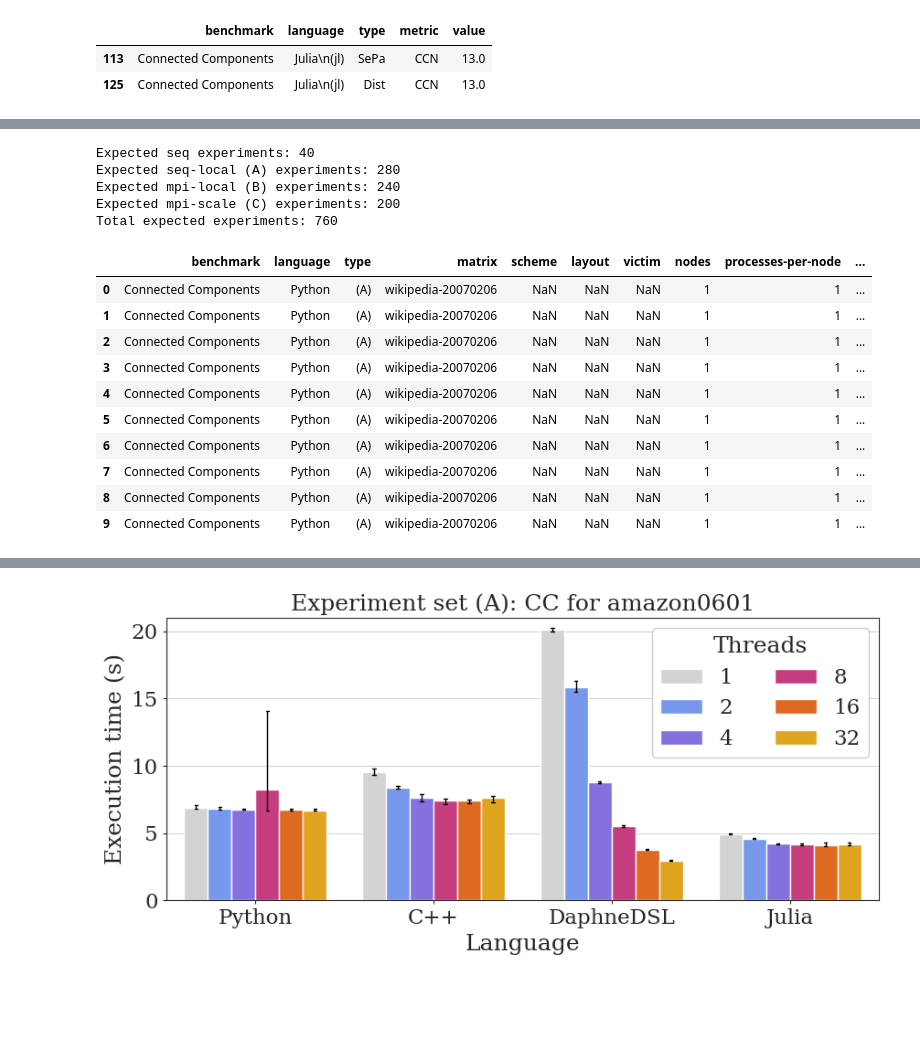
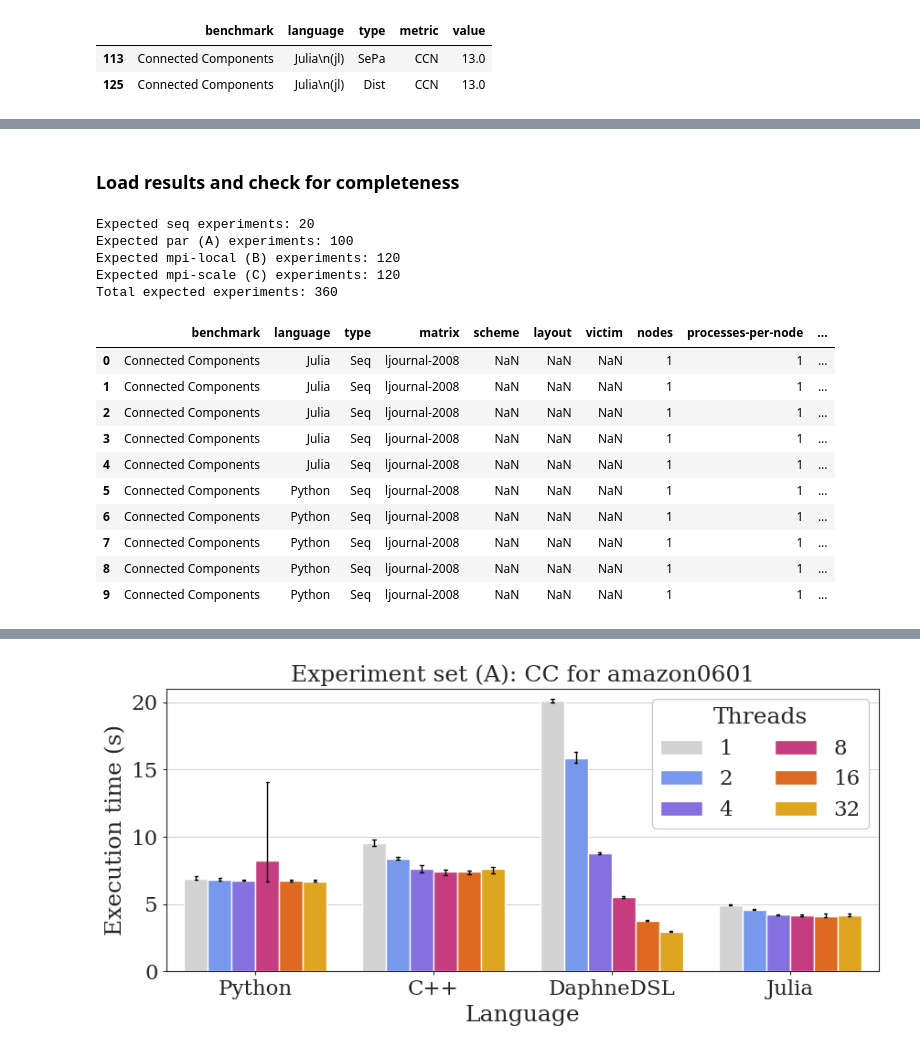
Before and after one commit to unibas-dmi-hpc/daphnescale, a Jupyter notebook: plots/plots.ipynb, the cells around one changed output, grey strips where cells are left out. Cells and saved outputs as stored; diff of their text form; code cells hidden in the pictures; blank space fills up the shorter version.

```diff
--- a/plots/plots.ipynb
+++ b/plots/plots.ipynb
@@ -486,13 +488,15 @@ Used to create the plots for the coding productivity metrics:
 * Local parallel with threads (A)
 * Local parallel with MPI processes (B)
 * Distributed bt scaling nodes (C)
+# %% [markdown]
+### Load results and check for completeness
 # %%
-# Create sets of all experiments configurations
+# Create sets of all experiments configurations --> to verify if all experiments were run
 import itertools
 
 typ = ['Seq']
 benchmarks = ['cc']
-matrices = ['amazon0601','wikipedia-20070206']
+matrices = ['ljournal-2008']
 lang = ['cpp', 'py', 'jl', 'daph']
 nodes = [1]
 processes = [1]
@@ -501,14 +505,14 @@ rep = ['1', '2', '3', '4', '5']  # 5 repetitions]
 expected_res = set(itertools.product(typ, benchmarks, matrices, lang, nodes, processes, threads, rep))
 print(f"Expected seq experiments: {len(expected_res)}")
 
-# par-local
+# par
 typ = ['(A)']
 lang = ['cpp', 'py', 'jl', 'daph']
 nodes = [1]
 processes = [1]
-threads = [2,4,8,16,32,64,128]
+threads = [2,4,8,16,32]
 expected_seq_local = set(itertools.product(typ, benchmarks, matrices, lang, nodes, processes, threads, rep))
-print(f"Expected seq-local (A) experiments: {len(expected_seq_local)}")
+print(f"Expected par (A) experiments: {len(expected_seq_local)}")
 expected_res = expected_res | expected_seq_local
 
 # mpi-local
@@ -525,7 +529,7 @@ expected_res = expected_res | expected_mpi_local
 # c++, py and jl
 typ = ['(C)']
 lang = ['cpp', 'py', 'jl']
-nodes = [1,2,3,4,5]
+nodes = [1,2,4,8,16,32]
 processes = [16]
 threads = [1]
 expected_mpi_scale = set(itertools.product(typ, benchmarks, matrices, lang, nodes, processes, threads, rep))
@@ -540,17 +544,21 @@ print(f"Expected mpi-scale (C) experiments: {len(expected_mpi_scale)}")
 expected_res = expected_res | expected_mpi_scale
 print(f"Total expected experiments: {len(expected_res)}")
 # %% [output]
-Expected seq experiments: 40
-Expected seq-local (A) experiments: 280
-Expected mpi-local (B) experiments: 240
-Expected mpi-scale (C) experiments: 200
-Total expected experiments: 760
+Expected seq experiments: 20
+Expected par (A) experiments: 100
+Expected mpi-local (B) experiments: 120
+Expected mpi-scale (C) experiments: 120
+Total expected experiments: 360
 # %%
+algos='connected_components'
+matrixs='ljournal-2008'
+
 # load and read data
 paths_results = [
-    '../data/seq-local/',
-    '../data/mpi_local/',
-    '../data/mpi_scale_nodes/',
+    f'../results/{algos}/{matrixs}/seq/',
+    f'../results/{algos}/{matrixs}/par/',
+    f'../results/{algos}/{matrixs}/mpi_local/',
+    f'../results/{algos}/{matrixs}/mpi_scale_nodes/',
 ]
 
 # set to keep track of results
@@ -560,8 +568,6 @@ is_res = set()
 mapper = {
     'connected_components': 'Connected Components',
     'Connected Components': 'cc',
-    'pagerank': 'PageRank',
-    'PageRank': 'pr',
     'cpp': 'C++',
     'jl': 'Julia',
     'py': 'Python',
@@ -569,7 +575,7 @@ mapper = {
     'seq': 'Seq',
     'par': 'Par',
     'mpi_local': '(B)',
-    'seq-local': '(A)',
+    'par': '(A)',
     'mpi_scale_nodes': '(C)',
     'amazon0601': 'amazon0601',
     'wikipedia-20070206': 'wikipedia-20070206',
@@ -587,12 +593,11 @@ df_list = []
 for filepath in all_files:
 
     parts = filepath.split(os.sep)
-    #print(parts)
 
     # get information about the algorithm, the language and the type from the filename
-    typ = mapper.get(parts[2], pd.NA)
+    algo = mapper.get(parts[2], pd.NA)
     matrix = mapper.get(parts[3], pd.NA)
-    algo = mapper.get(parts[4], pd.NA)
+    typ = mapper.get(parts[4], pd.NA)
     algo_short = mapper.get(algo, pd.NA)
     lang = mapper.get(parts[5], pd.NA)
     lang_short = parts[5]
@@ -624,8 +629,6 @@ for filepath in all_files:
         nodes = 1
         processes = 1
         threads = int(parallelism)
-        if threads == 1:
-            typ = 'Seq'
     else:
         nodes = 1
         processes = int(parallelism)
@@ -657,7 +660,14 @@ for filepath in all_files:
             t_computation = float(values[1])
             result = float(values[2].strip())
     except Exception as e:
-        #print(f"Error reading file {filepath}: {e}")
+        # print(f"Error reading file {filepath}: {e}")
+        os.remove(filepath)
+        continue
+
+    # if the experiment did not finish properly, the files is still there but empty. delete them for Snakemake to rerun
+    if line.strip() == '':
+        # print(f"File {filepath}: empty line")
+        os.remove(filepath)
         continue
 
     # total time
@@ -665,10 +675,10 @@ for filepath in all_files:
 
     # determine the type of the experiment and add it to the check set if desired and add it to df
     yes=False
-    if matrix in ['amazon0601', 'wikipedia-20070206']:
-        if algo_short == 'cc':
+    if matrix in [matrixs]:
+        if algo_short == mapper.get(mapper.get(algos)):
             if processes <= 32:
-                if nodes <= 5:
+                if nodes <= 32:
                     yes = True
 
     if yes:
@@ -685,42 +695,42 @@ for filepath in all_files:
             scheme,
             layout,
             victim,
             int(nodes),
             int(processes),
             int(threads),
             int(rep),
             float(t_read),
             float(t_computation),
             float(t_ete),
             float(result)
         ]
 
         df_list.append(df)
 
 df_wide = pd.concat(df_list, axis=0, ignore_index=True)
 
 # make it a tidy DataFrame
 df_long = pd.melt(
     df_wide,
     id_vars=['benchmark', 'language', 'type', 'matrix', 'scheme', 'layout', 'victim', 'nodes', 'processes-per-node', 'threads-per-process','rep'],  # keep these as identifiers
     value_vars=['t-reading','t-computation','t-end-to-end','result'],  # metrics to melt
     var_name='metric',
     value_name='value'
 )
 
 # show
 df_long.head(10)
 # %% [output]
 |  | benchmark | language | type | matrix | scheme | layout | victim | nodes | processes-per-node | ... |
-| 0 | Connected Components | Python | (A) | wikipedia-20070206 | NaN | NaN | NaN | 1 | 1 | ... |
-| 1 | Connected Components | Python | (A) | wikipedia-20070206 | NaN | NaN | NaN | 1 | 1 | ... |
-| 2 | Connected Components | Python | (A) | wikipedia-20070206 | NaN | NaN | NaN | 1 | 1 | ... |
-| 3 | Connected Components | Python | (A) | wikipedia-20070206 | NaN | NaN | NaN | 1 | 1 | ... |
-| 4 | Connected Components | Python | (A) | wikipedia-20070206 | NaN | NaN | NaN | 1 | 1 | ... |
-| 5 | Connected Components | Python | (A) | wikipedia-20070206 | NaN | NaN | NaN | 1 | 1 | ... |
-| 6 | Connected Components | Python | (A) | wikipedia-20070206 | NaN | NaN | NaN | 1 | 1 | ... |
-| 7 | Connected Components | Python | (A) | wikipedia-20070206 | NaN | NaN | NaN | 1 | 1 | ... |
-| 8 | Connected Components | Python | (A) | wikipedia-20070206 | NaN | NaN | NaN | 1 | 1 | ... |
-| 9 | Connected Components | Python | (A) | wikipedia-20070206 | NaN | NaN | NaN | 1 | 1 | ... |
+| 0 | Connected Components | Julia | Seq | ljournal-2008 | NaN | NaN | NaN | 1 | 1 | ... |
+| 1 | Connected Components | Julia | Seq | ljournal-2008 | NaN | NaN | NaN | 1 | 1 | ... |
+| 2 | Connected Components | Julia | Seq | ljournal-2008 | NaN | NaN | NaN | 1 | 1 | ... |
+| 3 | Connected Components | Julia | Seq | ljournal-2008 | NaN | NaN | NaN | 1 | 1 | ... |
+| 4 | Connected Components | Julia | Seq | ljournal-2008 | NaN | NaN | NaN | 1 | 1 | ... |
+| 5 | Connected Components | Python | Seq | ljournal-2008 | NaN | NaN | NaN | 1 | 1 | ... |
+| 6 | Connected Components | Python | Seq | ljournal-2008 | NaN | NaN | NaN | 1 | 1 | ... |
+| 7 | Connected Components | Python | Seq | ljournal-2008 | NaN | NaN | NaN | 1 | 1 | ... |
+| 8 | Connected Components | Python | Seq | ljournal-2008 | NaN | NaN | NaN | 1 | 1 | ... |
+| 9 | Connected Components | Python | Seq | ljournal-2008 | NaN | NaN | NaN | 1 | 1 | ... |
 # %%
 df_long[(df_long['type'] == 'Seq')
```
Also changed, not shown: parts of 10 cells of this notebook.
